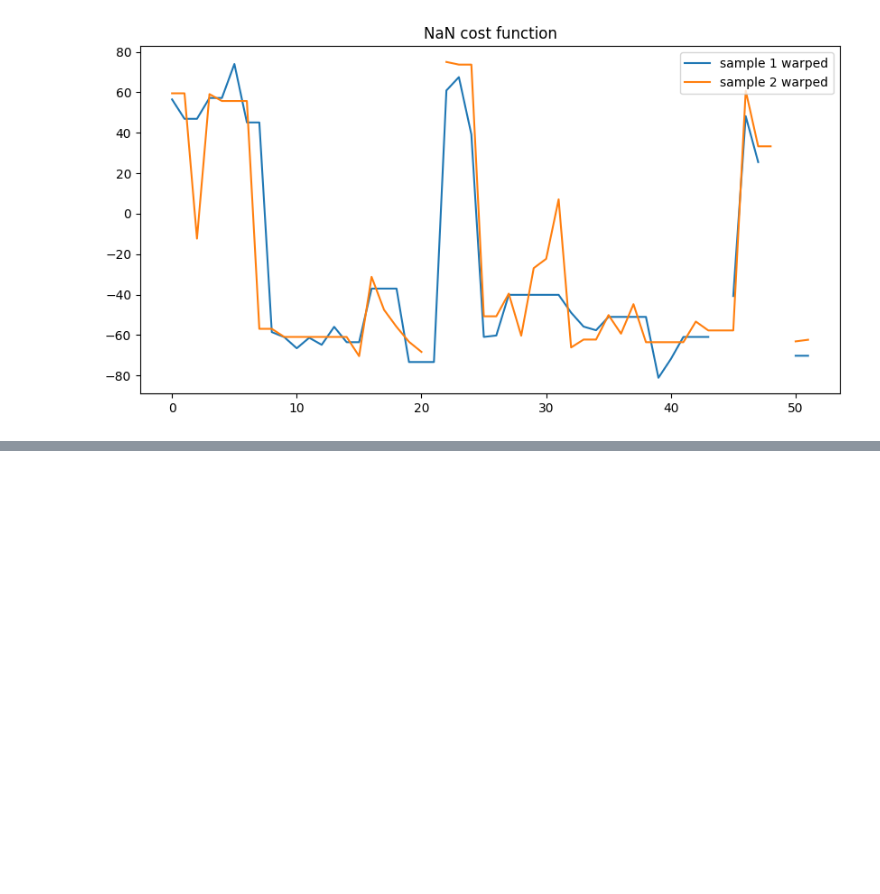
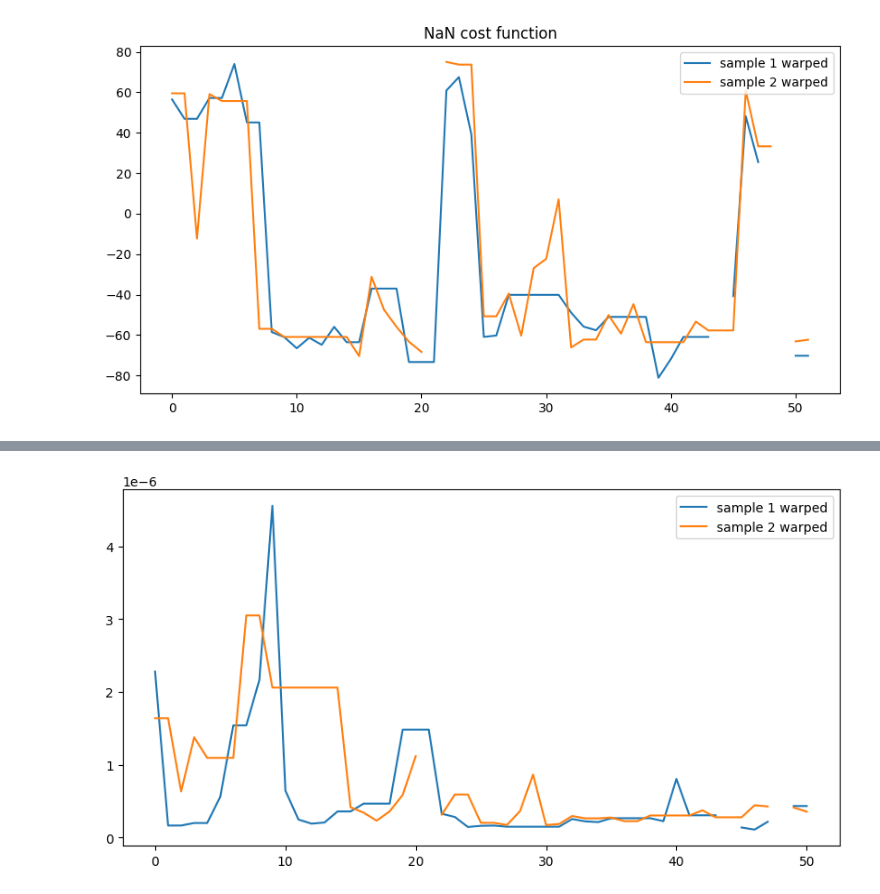
Before and after one commit to Stellaerranti/DTW-paleomag, a Jupyter notebook: DTW.ipynb, the cells around one changed output, grey strips where cells are left out. Saved outputs shown, nothing was run; the diff lists cells and outputs as text; code cells hidden in the pictures; blank space fills up the shorter version.

```diff
--- a/DTW.ipynb
+++ b/DTW.ipynb
@@ -237,7 +316,7 @@ for k in [0.5, 1.0, 2.0, 3.0, 4.0]:
 paths = {}
 
 for k in [0.5, 1.0, 2.0, 3.0, 4.0]:
-    idx1_, idx2, dist = anchored_dtw_nan(
+    idx1, idx2, dist = anchored_dtw_nan(
         sample_1[:, 1], sample_2[:, 1], anchors,
         nan_penalty=k * sigma,
         step_pattern="symmetric2"
@@ -284,0 +364,10 @@ plt.show()
+# %%
+plt.figure(figsize=(10, 5))
+
+plt.plot(D_1[idx1, 1], label="sample 1 warped")
+plt.plot(D_2[idx2, 1], label="sample 2 warped")
+
+plt.legend()
+plt.show()
+# %% [output]
+[figure, added]
```
Also changed, not shown: parts of 8 cells of this notebook.
